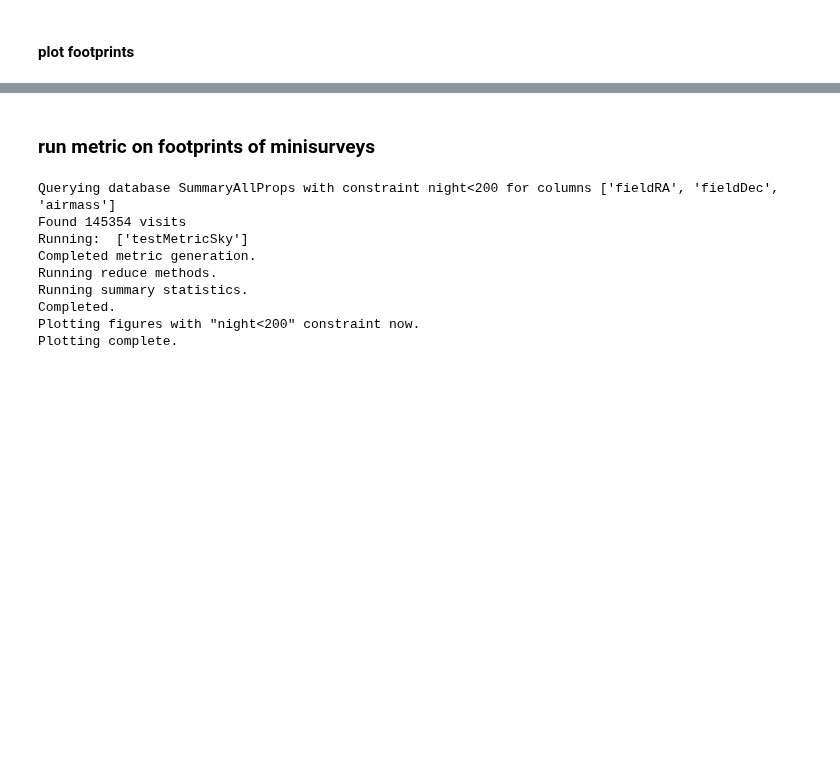
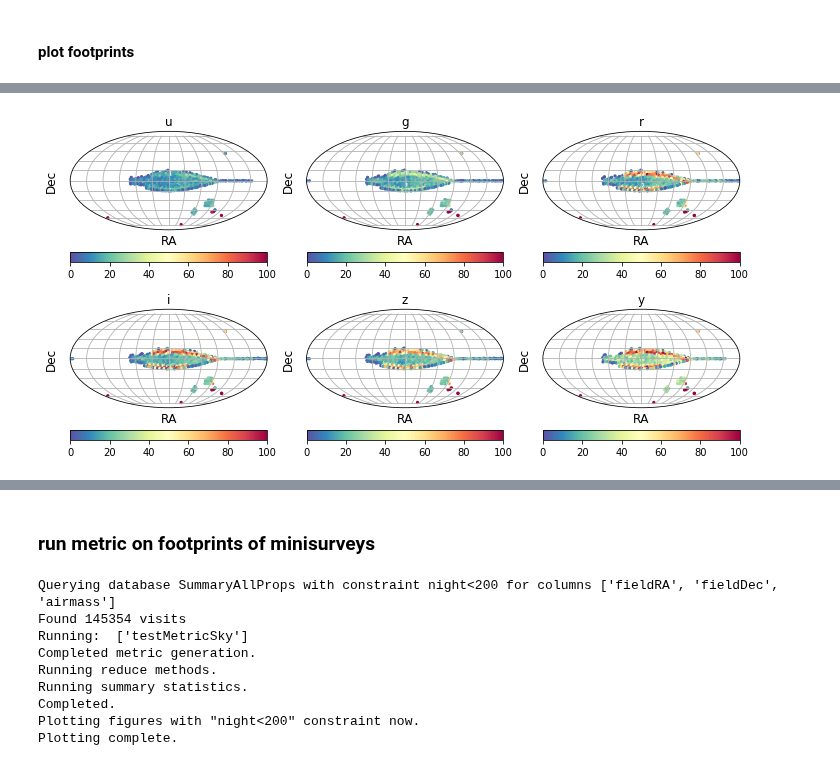
Before and after one commit to fedhere/LSSTunknowns, a Jupyter notebook: code/run_minisurvey.ipynb, the cells around one changed output, grey strips where cells are left out. Drawn from its saved outputs; the diff is of its cells as text; code cells hidden in the pictures; blank space fills up the shorter version.

```diff
--- a/code/run_minisurvey.ipynb
+++ b/code/run_minisurvey.ipynb
@@ -166,3 +250,8 @@ df['inSMC'] = np.isin(df['pixId'].values, ipix_SMC)
+# %%
+# in galactic plane
+plot_filter_Nv(df_, coord='G', figsize=(12, 6), vmax=100, s=5, cmap=plt.cm.Spectral_r)
+# %% [output]
+[figure, added]
 # %%
 
 # slice required dataframe
```
Also changed, not shown: parts of 14 cells of this notebook.
